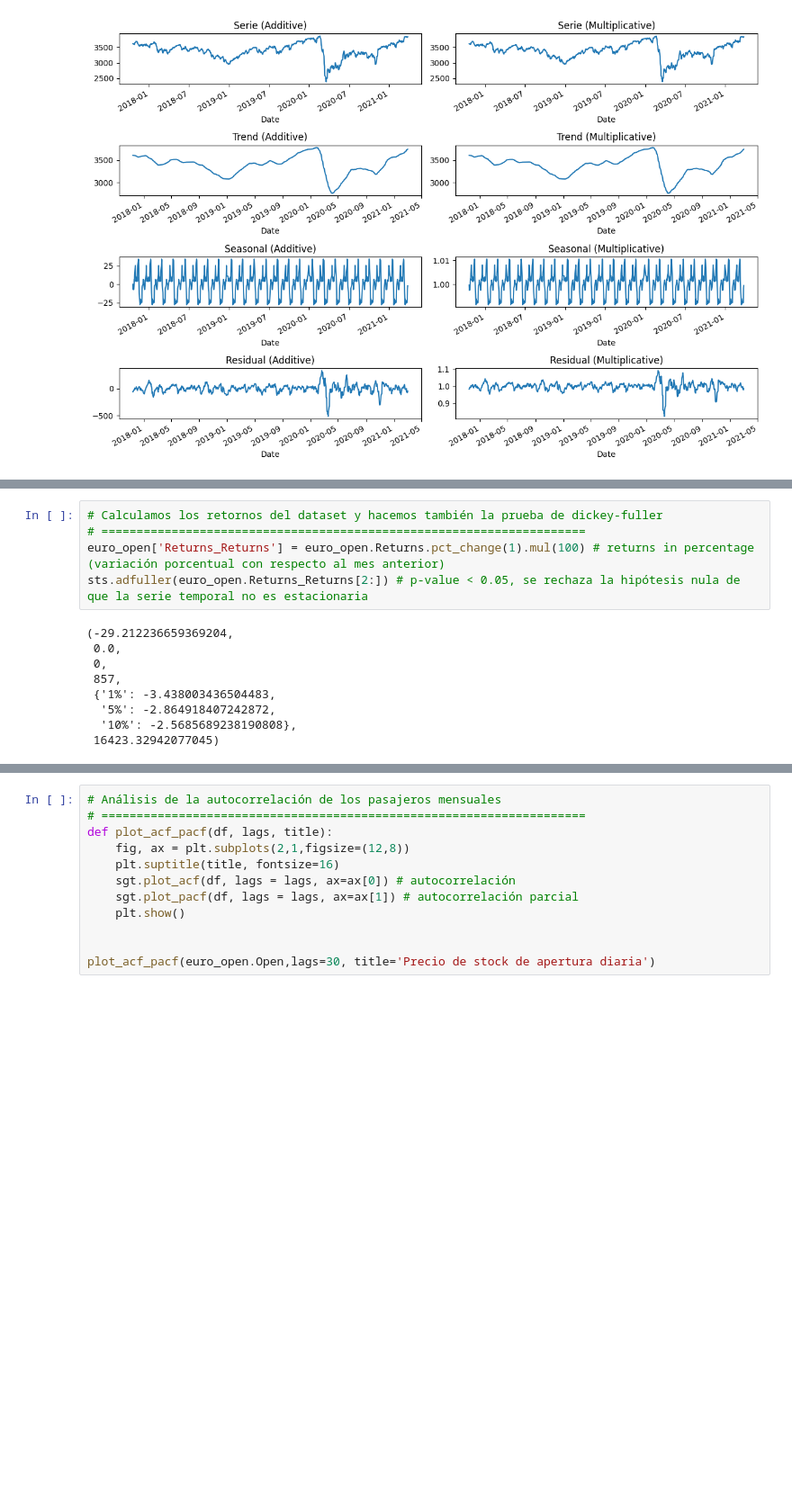
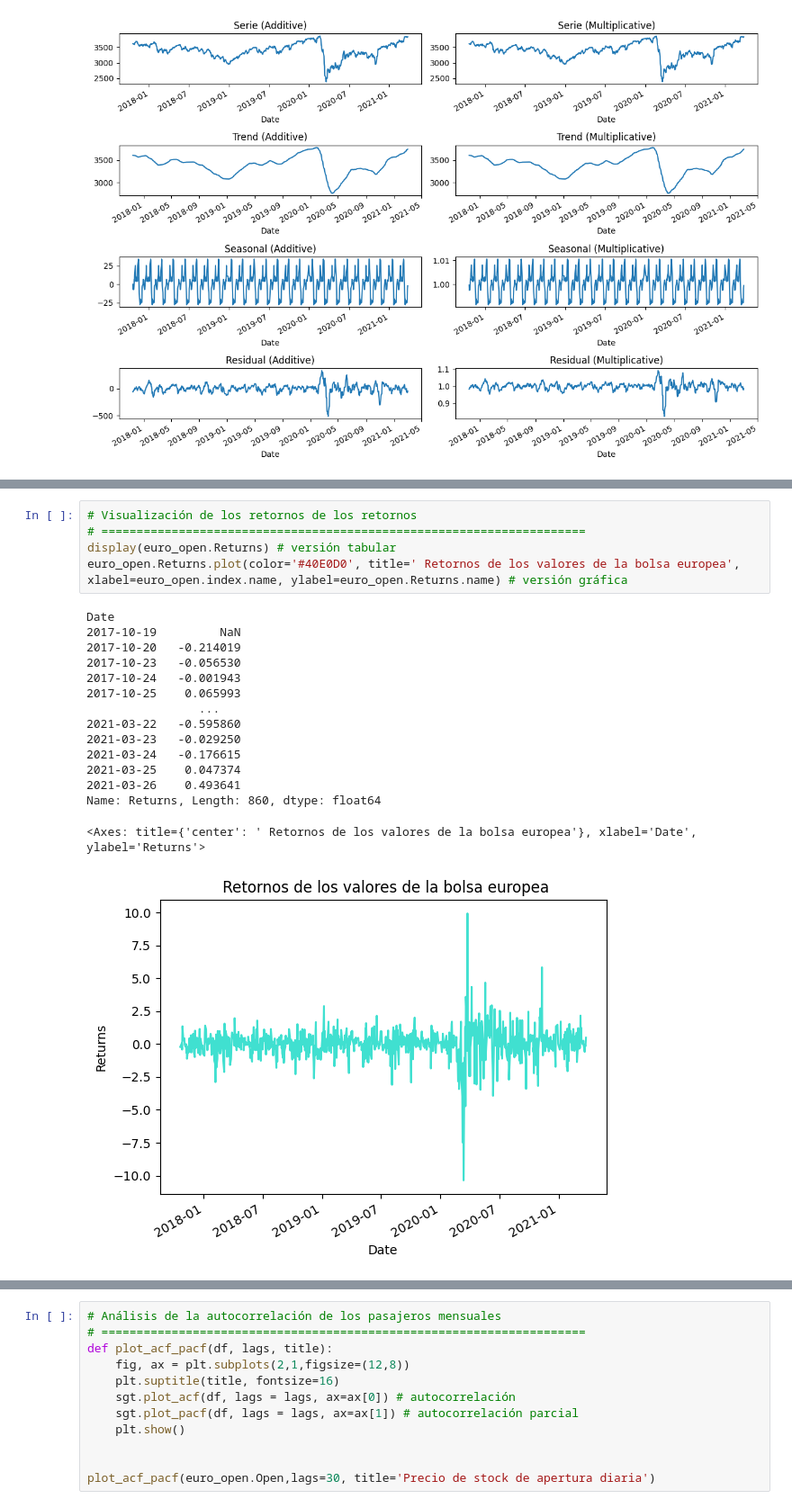
Before and after one commit to AlejandroPqLz/StockPrediction, a Jupyter notebook: code/DCDC_PrácticaFinal_Predicción de Stock.ipynb, the cells around one changed output, grey strips where cells are left out. Shown at 90% size. Cells and saved outputs as stored; diff of their text form; blank space fills up the shorter version.

```diff
--- a/code/DCDC_PrácticaFinal_Predicción de Stock.ipynb
+++ b/code/DCDC_PrácticaFinal_Predicción de Stock.ipynb
@@ -298,17 +305,24 @@ sts.adfuller(euro_open.Returns[1:]) # p-value < 0.05, se rechaza la hipótesis n
-# %%
-# Calculamos los retornos del dataset y hacemos también la prueba de dickey-fuller
-# =====================================================================
-euro_open['Returns_Returns'] = euro_open.Returns.pct_change(1).mul(100) # returns in percentage (variación porcentual con respecto al mes anterior)
-sts.adfuller(euro_open.Returns_Returns[2:]) # p-value < 0.05, se rechaza la hipótesis nula de que la serie temporal no es estacionaria
-# %% [output]
-(-29.212236659369204,
- 0.0,
- 0,
- 857,
- {'1%': -3.438003436504483,
-  '5%': -2.864918407242872,
-  '10%': -2.5685689238190808},
- 16423.32942077045)
+# %%
+# Visualización de los retornos de los retornos
+# =====================================================================
+display(euro_open.Returns) # versión tabular
+euro_open.Returns.plot(color='#40E0D0', title=' Retornos de los valores de la bolsa europea', xlabel=euro_open.index.name, ylabel=euro_open.Returns.name) # versión gráfica
+# %% [output]
+Date
+2017-10-19         NaN
+2017-10-20   -0.214019
+2017-10-23   -0.056530
+2017-10-24   -0.001943
+2017-10-25    0.065993
+                ...
+2021-03-22   -0.595860
+2021-03-23   -0.029250
+2021-03-24   -0.176615
+2021-03-25    0.047374
+2021-03-26    0.493641
+Name: Returns, Length: 860, dtype: float64
+<Axes: title={'center': ' Retornos de los valores de la bolsa europea'}, xlabel='Date', ylabel='Returns'>
+[figure, added]
 # %% [markdown]
 ### 2.3 Análisis de la autocorrelación
 
```
Also changed, not shown: parts of 9 cells of this notebook.
